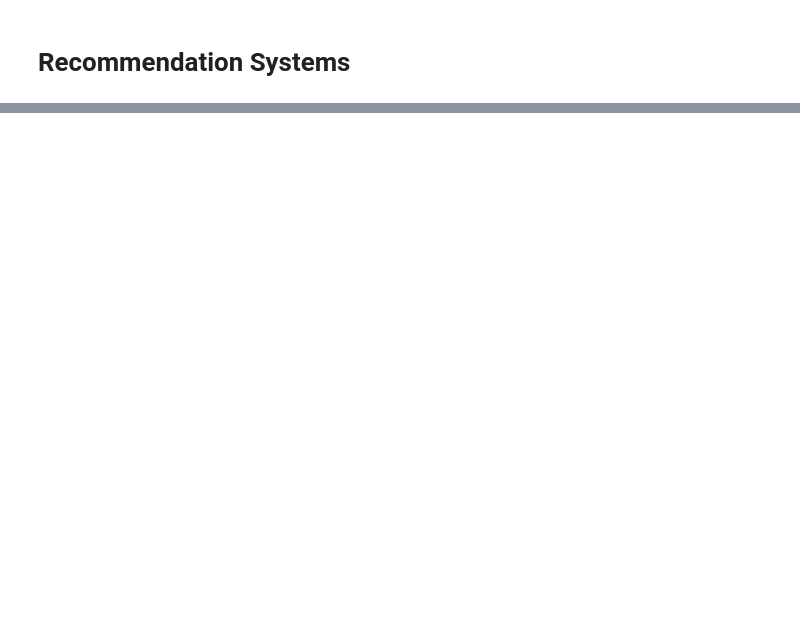
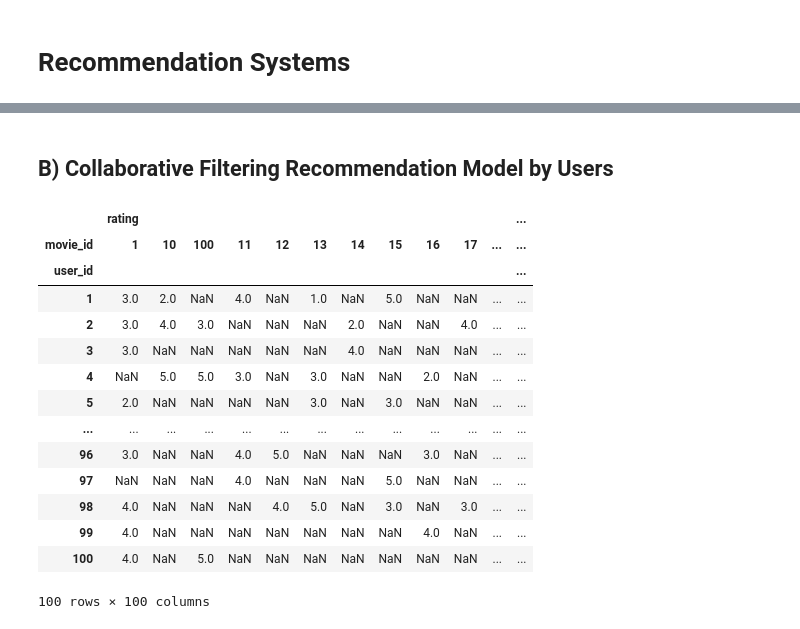
Before and after one commit to cqchien/data-mining-assignment, a Jupyter notebook: Assignment-4/exercise.ipynb, the cells around one changed output, grey strips where cells are left out. Saved outputs shown, nothing was run; the diff lists cells and outputs as text; code cells hidden in the pictures; blank space fills up the shorter version.

```diff
--- a/Assignment-4/exercise.ipynb
+++ b/Assignment-4/exercise.ipynb
@@ -324,0 +293,4 @@ TypeError: 'float' object is not iterable
+# %%
+movies_df = movies_df.dropna(axis=0)
+users_df = users_df.dropna(axis=0)
+ratings_df = ratings_df.dropna(axis=0)
@@ -324,0 +389,5 @@ TypeError: 'float' object is not iterable
+# %%
+ratings_df['movie_id']=ratings_df['movie_id'].astype(str)
+
+new_ratings = ratings_df.sort_values(['user_id'],ascending=False).groupby(['user_id'], as_index=False).agg({'movie_id': '|'.join})
+new_ratings
@@ -324,0 +478,29 @@ TypeError: 'float' object is not iterable
+# %% [markdown]
+## B) Collaborative Filtering Recommendation Model by Users
+# %%
+movies_train,movies_test = train_test_split(movies_df,test_size = 0.5)
+ratings_train, ratings_test = train_test_split(ratings_df,test_size=0.5)
+users_train,users_test = train_test_split(users_df,test_size=0.5)
+# %%
+ratings_train_data_matrix = ratings_train.pivot_table(index=['user_id'], columns=['movie_id'],
+values=['rating']).astype('float64')
+ratings_test_data_matrix = ratings_test.pivot_table(index=['user_id'], columns=['movie_id'],
+values=['rating']).astype('float64')
+# %%
+ratings_train_data_matrix
+# %% [output]
+|  | rating |  |  |  |  |  |  |  |  |  |  | ... |
+| movie_id | 1 | 10 | 100 | 11 | 12 | 13 | 14 | 15 | 16 | 17 | ... | ... |
+| user_id |  |  |  |  |  |  |  |  |  |  |  | ... |
+| 1 | 3.0 | 2.0 | NaN | 4.0 | NaN | 1.0 | NaN | 5.0 | NaN | NaN | ... | ... |
+| 2 | 3.0 | 4.0 | 3.0 | NaN | NaN | NaN | 2.0 | NaN | NaN | 4.0 | ... | ... |
+| 3 | 3.0 | NaN | NaN | NaN | NaN | NaN | 4.0 | NaN | NaN | NaN | ... | ... |
+| 4 | NaN | 5.0 | 5.0 | 3.0 | NaN | 3.0 | NaN | NaN | 2.0 | NaN | ... | ... |
+| 5 | 2.0 | NaN | NaN | NaN | NaN | 3.0 | NaN | 3.0 | NaN | NaN | ... | ... |
+| ... | ... | ... | ... | ... | ... | ... | ... | ... | ... | ... | ... | ... |
+| 96 | 3.0 | NaN | NaN | 4.0 | 5.0 | NaN | NaN | NaN | 3.0 | NaN | ... | ... |
+| 97 | NaN | NaN | NaN | 4.0 | NaN | NaN | NaN | 5.0 | NaN | NaN | ... | ... |
+| 98 | 4.0 | NaN | NaN | NaN | 4.0 | 5.0 | NaN | 3.0 | NaN | 3.0 | ... | ... |
+| 99 | 4.0 | NaN | NaN | NaN | NaN | NaN | NaN | NaN | 4.0 | NaN | ... | ... |
+| 100 | 4.0 | NaN | 5.0 | NaN | NaN | NaN | NaN | NaN | NaN | NaN | ... | ... |
+100 rows × 100 columns
```
Also changed, not shown: parts of 27 cells of this notebook, 1 other file.
